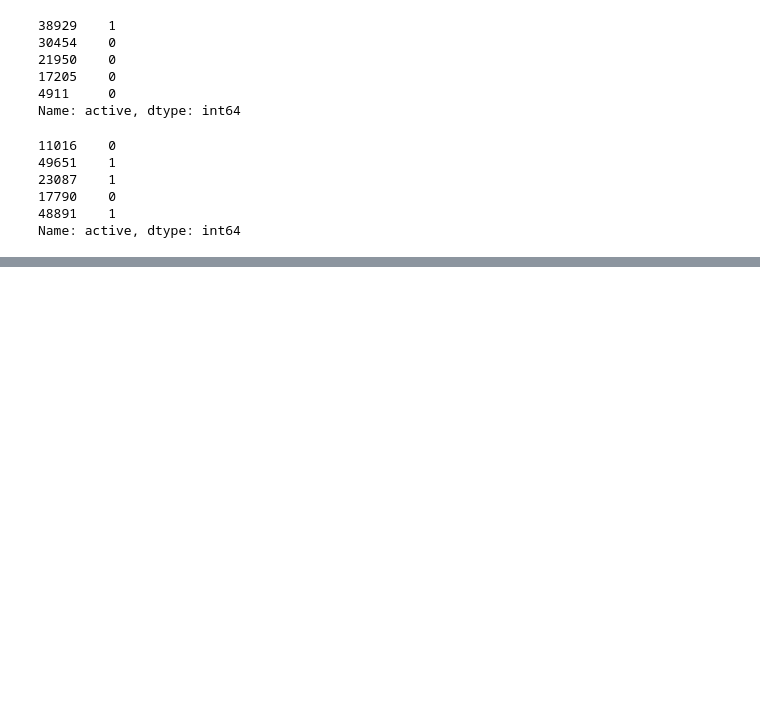
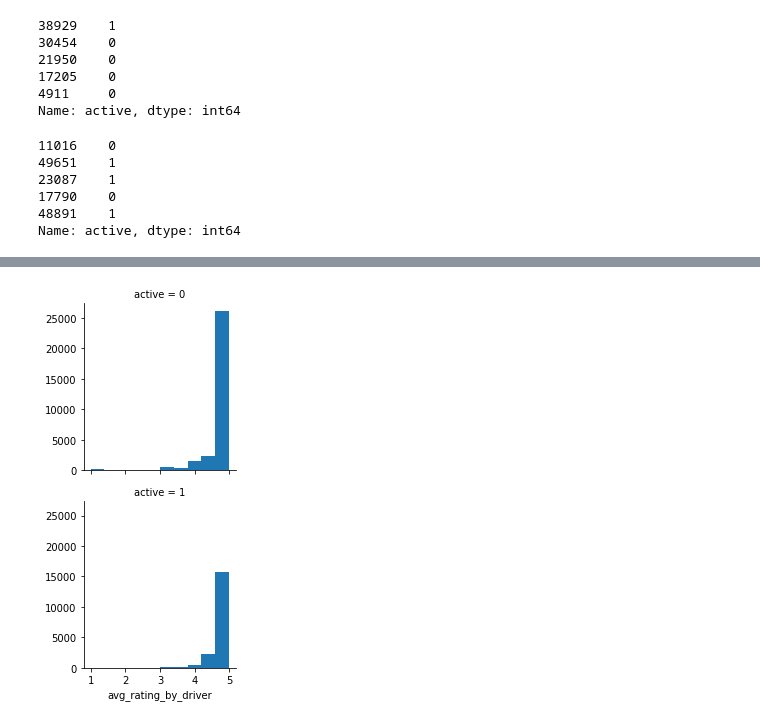
Before and after one commit to milesin3d/Springboard-MiniProjects, a Jupyter notebook: Ultimate Technologies Inc/Utimate_Technologies_Inc.ipynb, the cells around one changed output, grey strips where cells are left out. Drawn from its saved outputs; the diff is of its cells as text; code cells hidden in the pictures; blank space fills up the shorter version.

```diff
--- a/Ultimate Technologies Inc/Utimate_Technologies_Inc.ipynb
+++ b/Ultimate Technologies Inc/Utimate_Technologies_Inc.ipynb
@@ -828,0 +944,10 @@ Models-Classification
+# %%
+# convert 2 columns to category format
+df['city'] = pd.Categorical(df['city'])
+df['phone'] = pd.Categorical(df['phone'])
+# %%
+# for numeric columns with nan values, replace nan with the mean of the column
+from pandas.api.types import is_numeric_dtype
+for col in df.columns[df.isna().any()].tolist():
+    if is_numeric_dtype(df[col]):
+        df[col].fillna((df[col].mean()), inplace=True)
@@ -828,0 +975,16 @@ Models-Classification
+# %%
+# create active column
+
+newest_date = max(list(df['last_trip_date']))
+oldest_date = min(list(df['last_trip_date']))
+active_date = newest_date - timedelta(days=30)
+
+print('Newest Date:', newest_date.date())
+print('Oldest Date:', oldest_date.date())
+print('Active Date:', active_date.date())
+
+# if last_trip_date was within 30 days of the newest date
+df['active'] = np.where(df['last_trip_date'] >= active_date, 1, 0)
+
+# move the 'active' column to the front
+df = df[df.columns.tolist()[-1:] + df.columns.tolist()[0:-1]]
@@ -828,0 +1568,7 @@ Models-Classification
+# %%
+# plot 'avg_rating_by_driver' histogram per 'active' or 'not active'
+
+g = sns.FacetGrid(df, row='active')
+g = g.map(plt.hist, 'avg_rating_by_driver')
+# %% [output]
+[figure, added]
```
Also changed, not shown: parts of 78 cells of this notebook.
